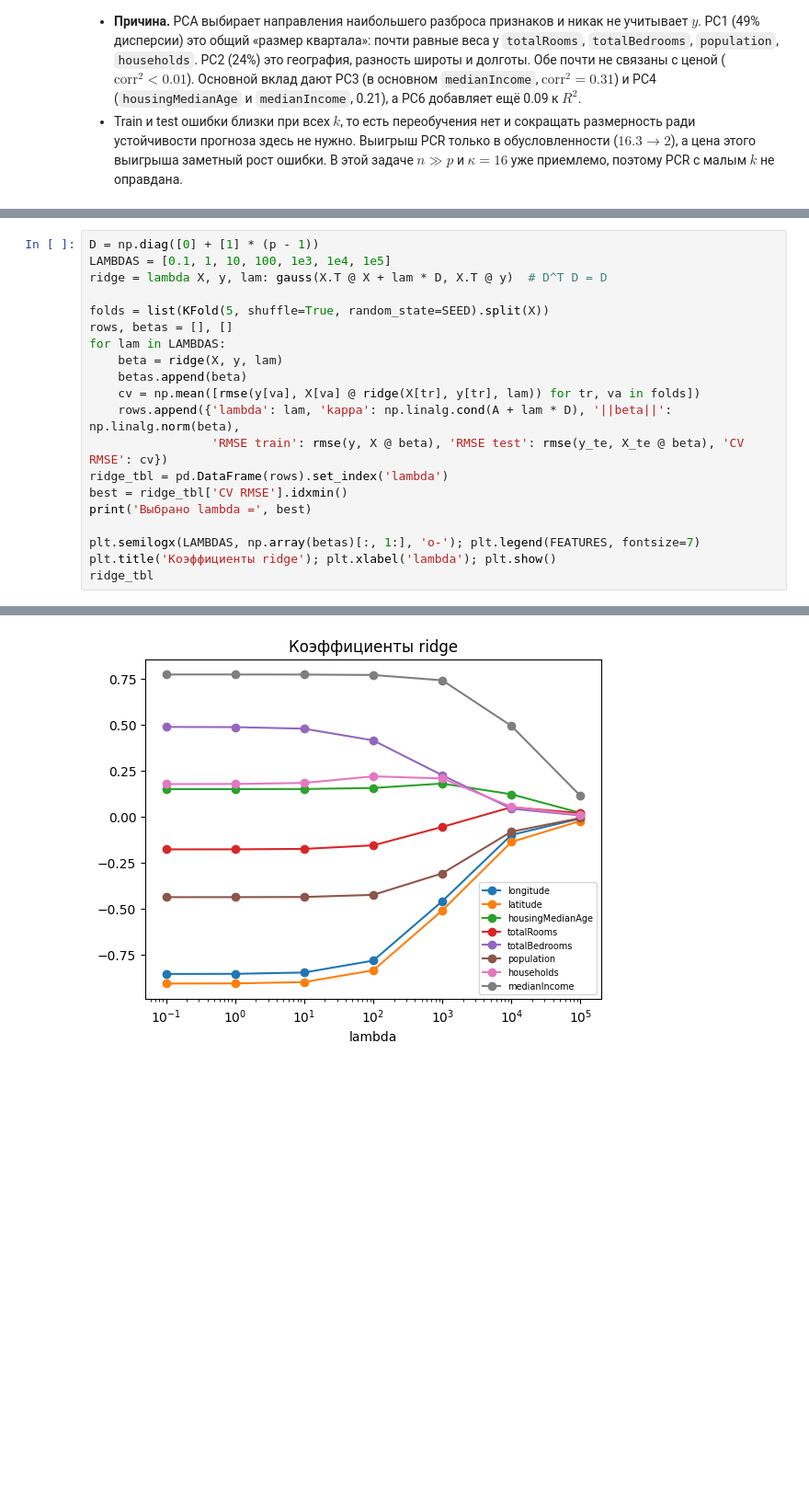
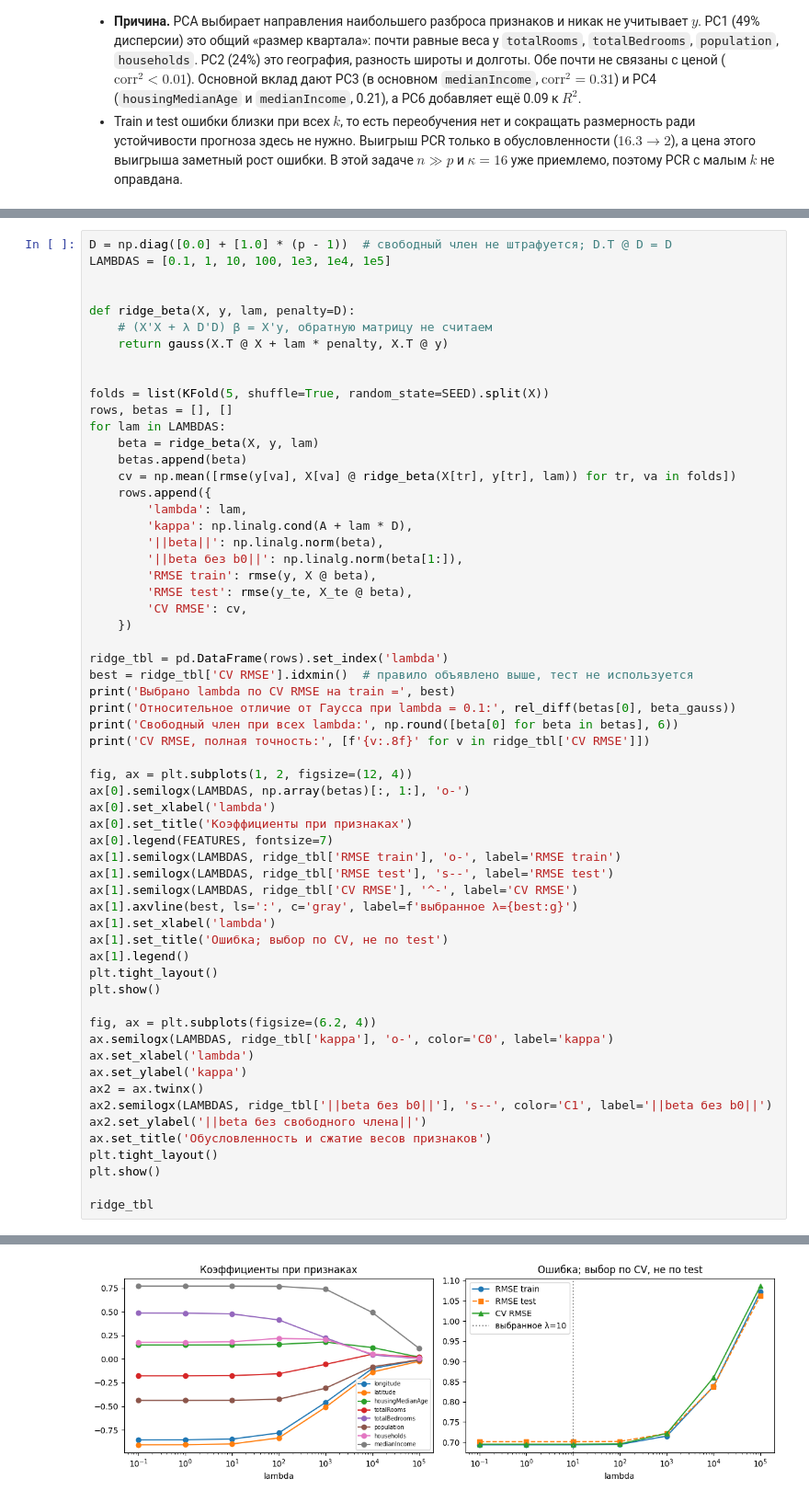
Before and after one commit to a-avdonin/math-ml, a Jupyter notebook: lab1.ipynb, the cells around one changed output, grey strips where cells are left out. Shown at 92% size. Cells and saved outputs as stored; diff of their text form; blank space fills up the shorter version.

```diff
--- a/lab1.ipynb
+++ b/lab1.ipynb
@@ -740,21 +843,61 @@ pd.DataFrame(pca.components_[:4].T, index=FEATURES, columns=['PC1', 'PC2', 'PC3'
 # %%
-D = np.diag([0] + [1] * (p - 1))
+D = np.diag([0.0] + [1.0] * (p - 1))  # свободный член не штрафуется; D.T @ D = D
 LAMBDAS = [0.1, 1, 10, 100, 1e3, 1e4, 1e5]
-ridge = lambda X, y, lam: gauss(X.T @ X + lam * D, X.T @ y)  # D^T D = D
+
+
+def ridge_beta(X, y, lam, penalty=D):
+    # (X'X + λ D'D) β = X'y, обратную матрицу не считаем
+    return gauss(X.T @ X + lam * penalty, X.T @ y)
+
 
 folds = list(KFold(5, shuffle=True, random_state=SEED).split(X))
 rows, betas = [], []
 for lam in LAMBDAS:
-    beta = ridge(X, y, lam)
+    beta = ridge_beta(X, y, lam)
     betas.append(beta)
-    cv = np.mean([rmse(y[va], X[va] @ ridge(X[tr], y[tr], lam)) for tr, va in folds])
-    rows.append({'lambda': lam, 'kappa': np.linalg.cond(A + lam * D), '||beta||': np.linalg.norm(beta),
-                 'RMSE train': rmse(y, X @ beta), 'RMSE test': rmse(y_te, X_te @ beta), 'CV RMSE': cv})
+    cv = np.mean([rmse(y[va], X[va] @ ridge_beta(X[tr], y[tr], lam)) for tr, va in folds])
+    rows.append({
+        'lambda': lam,
+        'kappa': np.linalg.cond(A + lam * D),
+        '||beta||': np.linalg.norm(beta),
+        '||beta без b0||': np.linalg.norm(beta[1:]),
+        'RMSE train': rmse(y, X @ beta),
+        'RMSE test': rmse(y_te, X_te @ beta),
+        'CV RMSE': cv,
+    })
+
 ridge_tbl = pd.DataFrame(rows).set_index('lambda')
-best = ridge_tbl['CV RMSE'].idxmin()
-print('Выбрано lambda =', best)
+best = ridge_tbl['CV RMSE'].idxmin()  # правило объявлено выше, тест не используется
+print('Выбрано lambda по CV RMSE на train =', best)
+print('Относительное отличие от Гаусса при lambda = 0.1:', rel_diff(betas[0], beta_gauss))
+print('Свободный член при всех lambda:', np.round([beta[0] for beta in betas], 6))
+print('CV RMSE, полная точность:', [f'{v:.8f}' for v in ridge_tbl['CV RMSE']])
 
-plt.semilogx(LAMBDAS, np.array(betas)[:, 1:], 'o-'); plt.legend(FEATURES, fontsize=7)
-plt.title('Коэффициенты ridge'); plt.xlabel('lambda'); plt.show()
+fig, ax = plt.subplots(1, 2, figsize=(12, 4))
+ax[0].semilogx(LAMBDAS, np.array(betas)[:, 1:], 'o-')
+ax[0].set_xlabel('lambda')
+ax[0].set_title('Коэффициенты при признаках')
+ax[0].legend(FEATURES, fontsize=7)
+ax[1].semilogx(LAMBDAS, ridge_tbl['RMSE train'], 'o-', label='RMSE train')
+ax[1].semilogx(LAMBDAS, ridge_tbl['RMSE test'], 's--', label='RMSE test')
+ax[1].semilogx(LAMBDAS, ridge_tbl['CV RMSE'], '^-', label='CV RMSE')
+ax[1].axvline(best, ls=':', c='gray', label=f'выбранное λ={best:g}')
+ax[1].set_xlabel('lambda')
+ax[1].set_title('Ошибка; выбор по CV, не по test')
+ax[1].legend()
+plt.tight_layout()
+plt.show()
+
+fig, ax = plt.subplots(figsize=(6.2, 4))
+ax.semilogx(LAMBDAS, ridge_tbl['kappa'], 'o-', color='C0', label='kappa')
+ax.set_xlabel('lambda')
+ax.set_ylabel('kappa')
+ax2 = ax.twinx()
+ax2.semilogx(LAMBDAS, ridge_tbl['||beta без b0||'], 's--', color='C1', label='||beta без b0||')
+ax2.set_ylabel('||beta без свободного члена||')
+ax.set_title('Обусловленность и сжатие весов признаков')
+plt.tight_layout()
+plt.show()
+
 ridge_tbl
 # %% [output]
@@ -762 +908 @@ ridge_tbl
-[figure, old version]
+[figure, new version]
```
Also changed, not shown: parts of 20 cells of this notebook.
